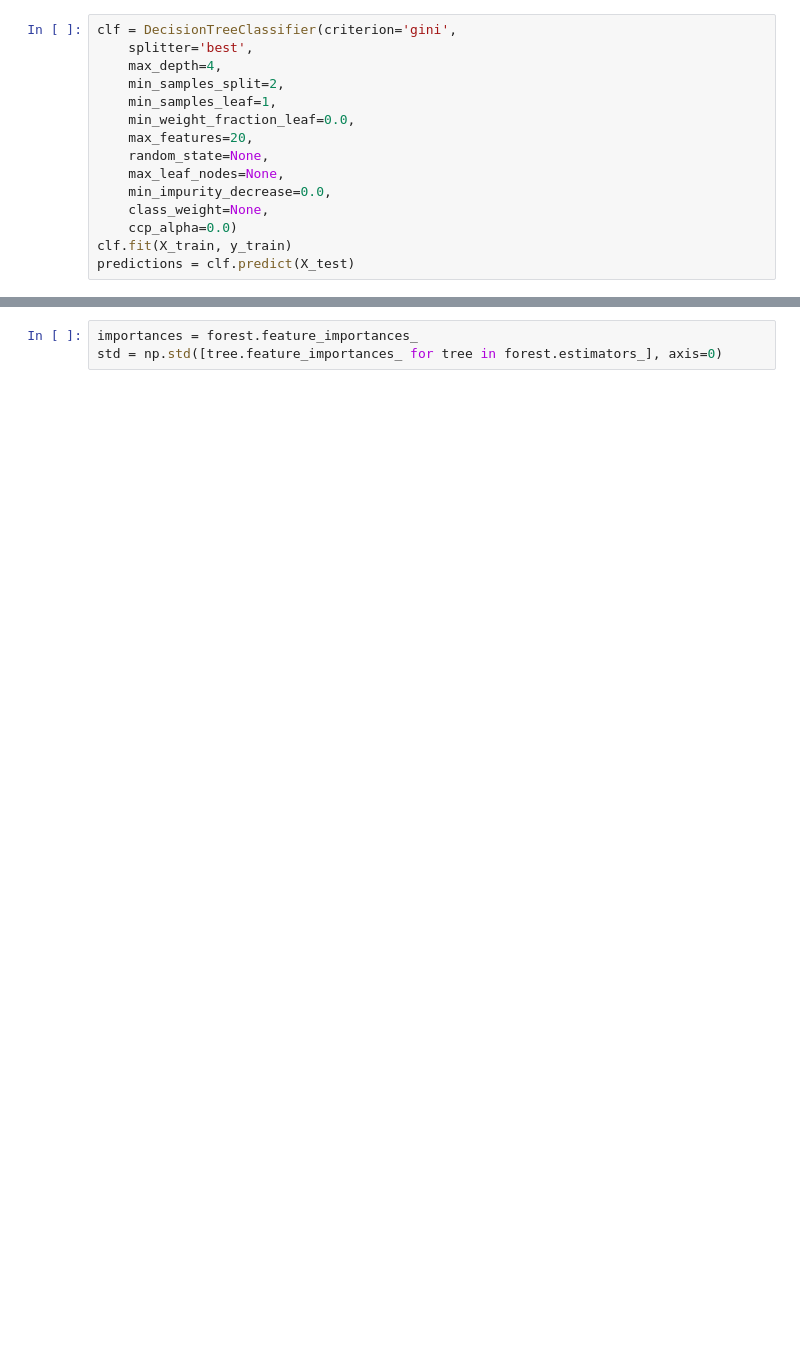
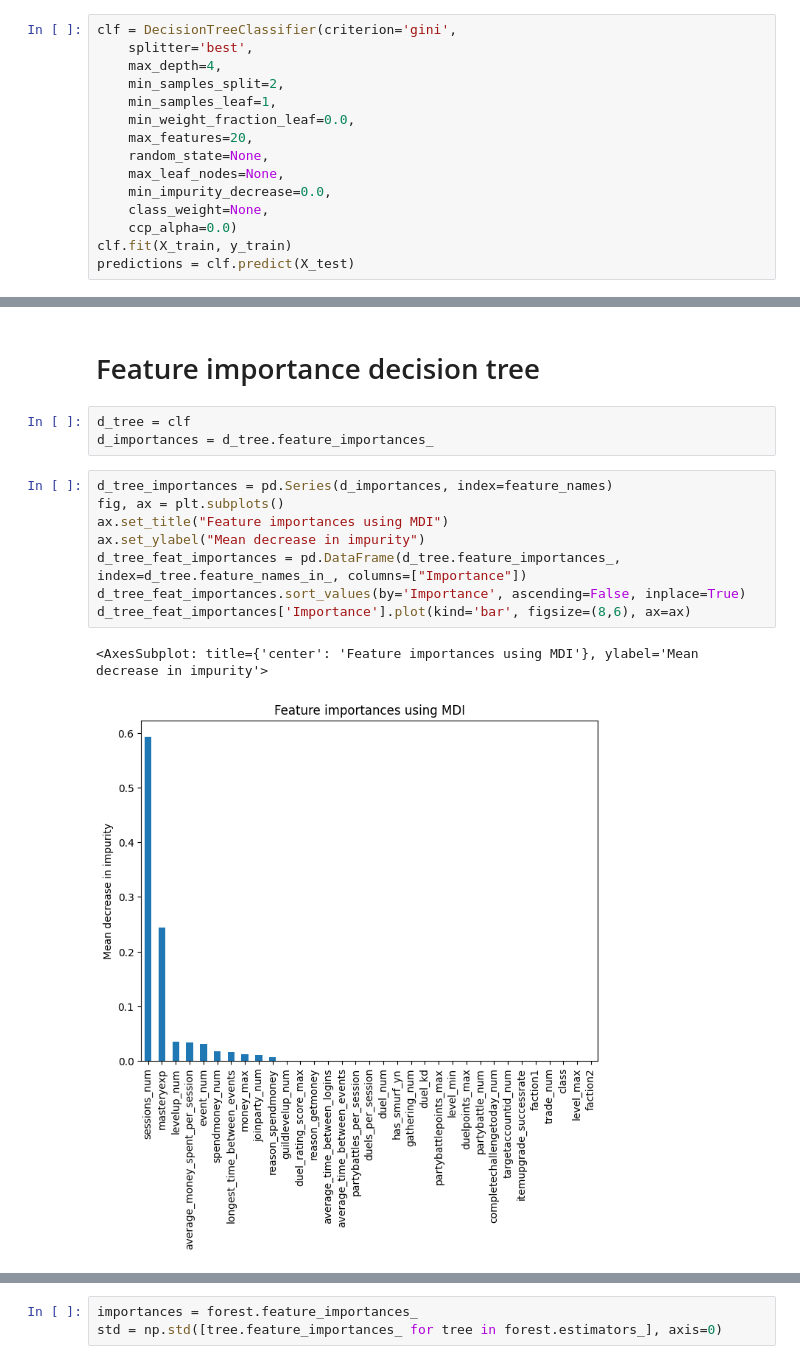
Before and after one commit to THKoeln-DIS29/2022-dis29-team4, a Jupyter notebook: feature_importance_cross_val_f1_tree.ipynb, the cells around one changed output, grey strips where cells are left out. Cells and saved outputs as stored; diff of their text form; blank space fills up the shorter version.

```diff
--- a/feature_importance_cross_val_f1_tree.ipynb
+++ b/feature_importance_cross_val_f1_tree.ipynb
@@ -89 +104,17 @@ tree.plot_tree(clf)
 [figure]
+# %% [markdown]
+# Feature importance decision tree
+# %%
+d_tree = clf
+d_importances = d_tree.feature_importances_
+# %%
+d_tree_importances = pd.Series(d_importances, index=feature_names)
+fig, ax = plt.subplots()
+ax.set_title("Feature importances using MDI")
+ax.set_ylabel("Mean decrease in impurity")
+d_tree_feat_importances = pd.DataFrame(d_tree.feature_importances_, index=d_tree.feature_names_in_, columns=["Importance"])
+d_tree_feat_importances.sort_values(by='Importance', ascending=False, inplace=True)
+d_tree_feat_importances['Importance'].plot(kind='bar', figsize=(8,6), ax=ax)
+# %% [output]
+<AxesSubplot: title={'center': 'Feature importances using MDI'}, ylabel='Mean decrease in impurity'>
+[figure, added]
```
Also changed, not shown: parts of 30 cells of this notebook.
